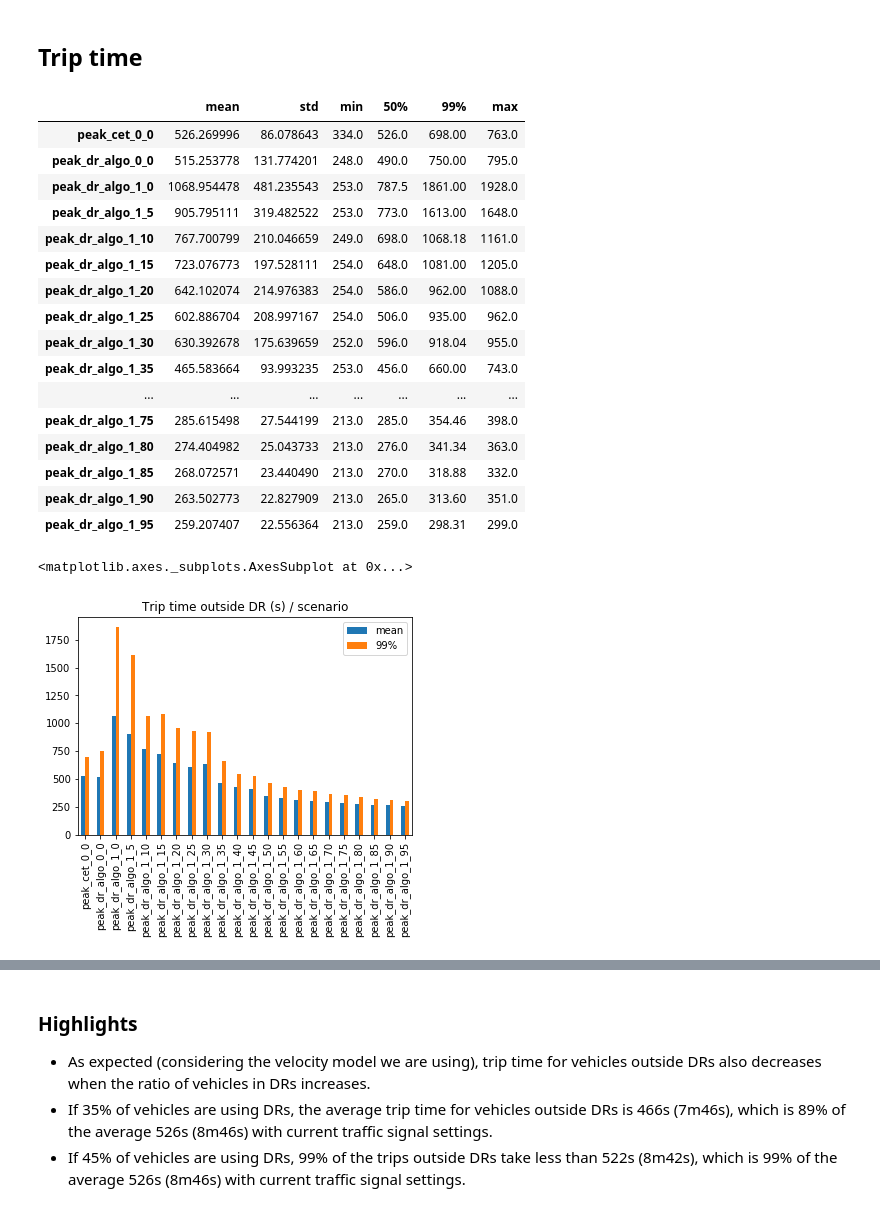
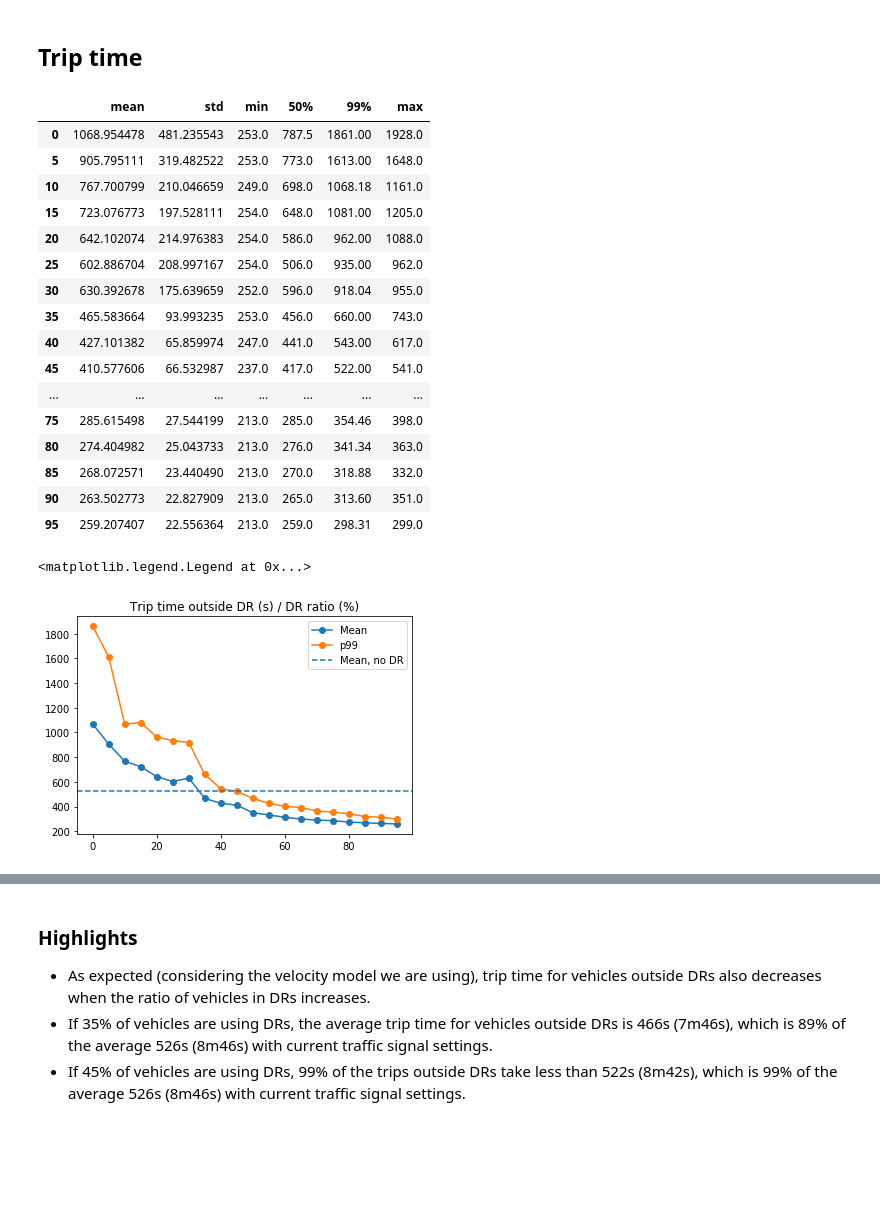
Before and after one commit to gustavocovas/interscsimulator-tools, a Jupyter notebook: events-processing/DR-Paulista-Highlights.ipynb, the cells around one changed output, grey strips where cells are left out. Cells and saved outputs as stored; diff of their text form; code cells hidden in the pictures; blank space fills up the shorter version.

```diff
--- a/events-processing/DR-Paulista-Highlights.ipynb
+++ b/events-processing/DR-Paulista-Highlights.ipynb
@@ -29,11 +29,14 @@ def parse_arrivals(filename, prefix=''):
 # %%
 trip_time_stats = []
 avg_speed_stats = []
+bench_time_stats = []
+bench_speed_stats = []
 
+benchmarks = [
+    'peak_cet_0_0',
+]
 
 scenarios = [
-    'peak_cet_0_0',
-    'peak_dr_algo_0_0',
     'peak_dr_algo_1_0',
     'peak_dr_algo_1_5',
     'peak_dr_algo_1_10',
@@ -65,8 +68,17 @@ for s in scenarios:
     trip_time_stats.append(dr['trip_time_s'].describe(percentiles=[.01,.25,.5,.75,.99]))
     avg_speed_stats.append(dr['avg_speed_km/h'].describe(percentiles=[.01,.25,.5,.75,.99]))
 
-time_df = pd.concat(trip_time_stats, axis=1, keys=scenarios)
-speed_df = pd.concat(avg_speed_stats, axis=1, keys=scenarios)
+
+time_df = pd.concat(trip_time_stats, axis=1, keys=range(0, 101, 5))
+speed_df = pd.concat(avg_speed_stats, axis=1, keys=range(0, 101, 5))
+
+for b in benchmarks:
+    dr = parse_arrivals(dr_events_filename_template.format(b))
+    dr['avg_speed_km/h'] = 3.6 * dr['distance_m'] / dr['trip_time_s']
+    dr = dr.drop(columns='distance_m')
+
+    bench_time_stats.append(dr['trip_time_s'].describe(percentiles=[.01,.25,.5,.75,.99]))
+    bench_speed_stats.append(dr['avg_speed_km/h'].describe(percentiles=[.01,.25,.5,.75,.99]))
 # %% [markdown]
 ## Trip time
 # %%
@@ -115,9 +136,11 @@ time_df.T[['mean', '99%']].plot(kind='bar', title='Trip time (s) / scenario')
 trip_time_stats = []
 avg_speed_stats = []
 
+benchmarks = [
+    'peak_cet_0_0',
+]
+
 scenarios = [
-    'peak_cet_0_0',
-    'peak_dr_algo_0_0',
     'peak_dr_algo_1_0',
     'peak_dr_algo_1_5',
     'peak_dr_algo_1_10',
@@ -148,32 +171,44 @@ for s in scenarios:
     trip_time_stats.append(dr['trip_time_s'].describe(percentiles=[.01,.25,.5,.75,.99]))
     avg_speed_stats.append(dr['avg_speed_km/h'].describe(percentiles=[.01,.25,.5,.75,.99]))
 
-time_df = pd.concat(trip_time_stats, axis=1, keys=scenarios)
-speed_df = pd.concat(avg_speed_stats, axis=1, keys=scenarios)
+
+time_df = pd.concat(trip_time_stats, axis=1, keys=range(0, 101, 5))
+speed_df = pd.concat(avg_speed_stats, axis=1, keys=range(0, 101, 5))
+
+
+for b in benchmarks:
+    dr = parse_arrivals(dr_events_filename_template.format(b), 'regular')
+    dr['avg_speed_km/h'] = 3.6 * dr['distance_m'] / dr['trip_time_s']
+    dr = dr.drop(columns='distance_m')
+
+    bench_time_stats.append(dr['trip_time_s'].describe(percentiles=[.01,.25,.5,.75,.99]))
+    bench_speed_stats.append(dr['avg_speed_km/h'].describe(percentiles=[.01,.25,.5,.75,.99]))
 # %% [markdown]
 ## Trip time
 # %%
 time_df.T[['mean', 'std', 'min', '50%', '99%', 'max']]
 # %% [output]
 |  | mean | std | min | 50% | 99% | max |
-| peak_cet_0_0 | 526.269996 | 86.078643 | 334.0 | 526.0 | 698.00 | 763.0 |
-| peak_dr_algo_0_0 | 515.253778 | 131.774201 | 248.0 | 490.0 | 750.00 | 795.0 |
-| peak_dr_algo_1_0 | 1068.954478 | 481.235543 | 253.0 | 787.5 | 1861.00 | 1928.0 |
-| peak_dr_algo_1_5 | 905.795111 | 319.482522 | 253.0 | 773.0 | 1613.00 | 1648.0 |
-| peak_dr_algo_1_10 | 767.700799 | 210.046659 | 249.0 | 698.0 | 1068.18 | 1161.0 |
-| peak_dr_algo_1_15 | 723.076773 | 197.528111 | 254.0 | 648.0 | 1081.00 | 1205.0 |
-| peak_dr_algo_1_20 | 642.102074 | 214.976383 | 254.0 | 586.0 | 962.00 | 1088.0 |
-| peak_dr_algo_1_25 | 602.886704 | 208.997167 | 254.0 | 506.0 | 935.00 | 962.0 |
-| peak_dr_algo_1_30 | 630.392678 | 175.639659 | 252.0 | 596.0 | 918.04 | 955.0 |
-| peak_dr_algo_1_35 | 465.583664 | 93.993235 | 253.0 | 456.0 | 660.00 | 743.0 |
+| 0 | 1068.954478 | 481.235543 | 253.0 | 787.5 | 1861.00 | 1928.0 |
+| 5 | 905.795111 | 319.482522 | 253.0 | 773.0 | 1613.00 | 1648.0 |
+| 10 | 767.700799 | 210.046659 | 249.0 | 698.0 | 1068.18 | 1161.0 |
+| 15 | 723.076773 | 197.528111 | 254.0 | 648.0 | 1081.00 | 1205.0 |
+| 20 | 642.102074 | 214.976383 | 254.0 | 586.0 | 962.00 | 1088.0 |
+| 25 | 602.886704 | 208.997167 | 254.0 | 506.0 | 935.00 | 962.0 |
+| 30 | 630.392678 | 175.639659 | 252.0 | 596.0 | 918.04 | 955.0 |
+| 35 | 465.583664 | 93.993235 | 253.0 | 456.0 | 660.00 | 743.0 |
+| 40 | 427.101382 | 65.859974 | 247.0 | 441.0 | 543.00 | 617.0 |
+| 45 | 410.577606 | 66.532987 | 237.0 | 417.0 | 522.00 | 541.0 |
 | ... | ... | ... | ... | ... | ... | ... |
-| peak_dr_algo_1_75 | 285.615498 | 27.544199 | 213.0 | 285.0 | 354.46 | 398.0 |
-| peak_dr_algo_1_80 | 274.404982 | 25.043733 | 213.0 | 276.0 | 341.34 | 363.0 |
-| peak_dr_algo_1_85 | 268.072571 | 23.440490 | 213.0 | 270.0 | 318.88 | 332.0 |
-| peak_dr_algo_1_90 | 263.502773 | 22.827909 | 213.0 | 265.0 | 313.60 | 351.0 |
-| peak_dr_algo_1_95 | 259.207407 | 22.556364 | 213.0 | 259.0 | 298.31 | 299.0 |
+| 75 | 285.615498 | 27.544199 | 213.0 | 285.0 | 354.46 | 398.0 |
+| 80 | 274.404982 | 25.043733 | 213.0 | 276.0 | 341.34 | 363.0 |
+| 85 | 268.072571 | 23.440490 | 213.0 | 270.0 | 318.88 | 332.0 |
+| 90 | 263.502773 | 22.827909 | 213.0 | 265.0 | 313.60 | 351.0 |
+| 95 | 259.207407 | 22.556364 | 213.0 | 259.0 | 298.31 | 299.0 |
 # %%
-time_df.T[['mean', '99%']].plot(kind='bar', title='Trip time outside DR (s) / scenario')
+ax = time_df.T[['mean', '99%']].plot(kind='line', title='Trip time outside DR (s) / DR ratio (%)', marker='o')
+ax.axhline(y=bench_time_stats[0]['mean'], linestyle='--')
+ax.legend(['Mean', 'p99', 'Mean, no DR'])
 # %% [output]
-<matplotlib.axes._subplots.AxesSubplot at 0x...>
+<matplotlib.legend.Legend at 0x...>
-[figure, old version]
+[figure, new version]
```
Also changed, not shown: parts of 5 cells of this notebook.
